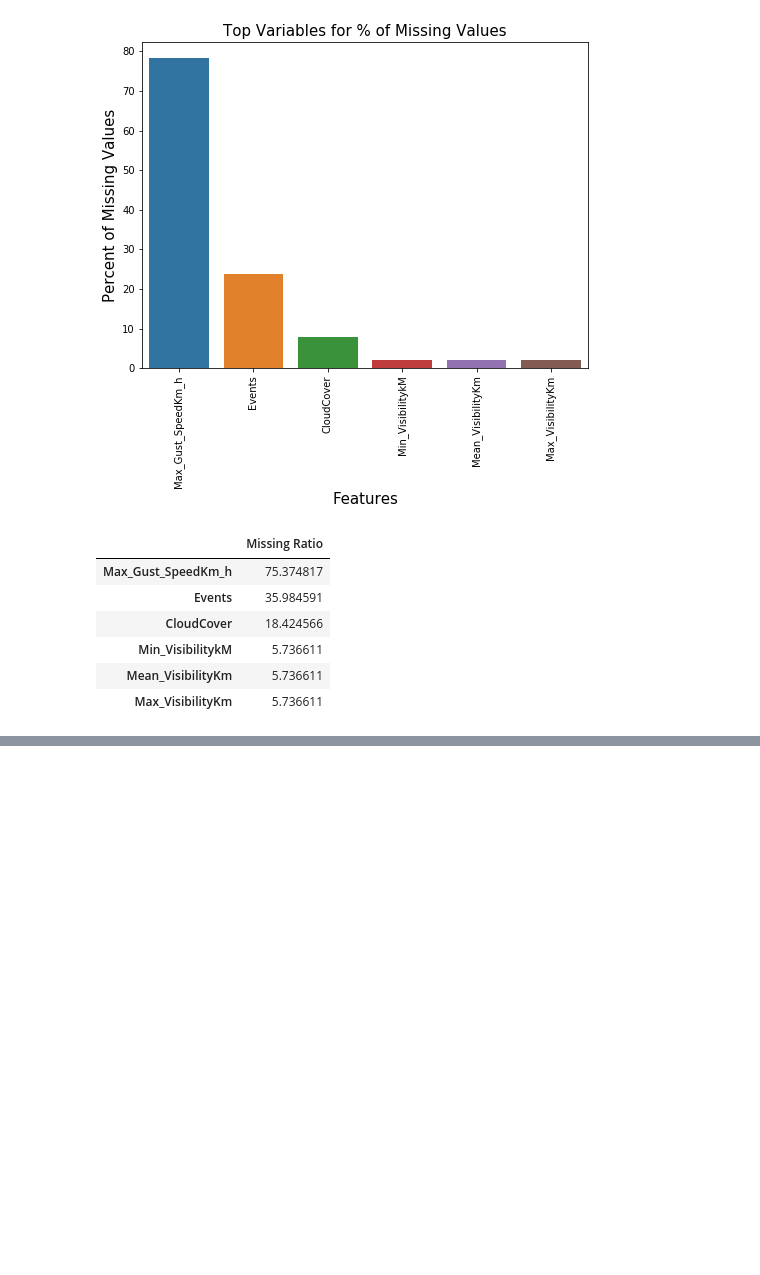
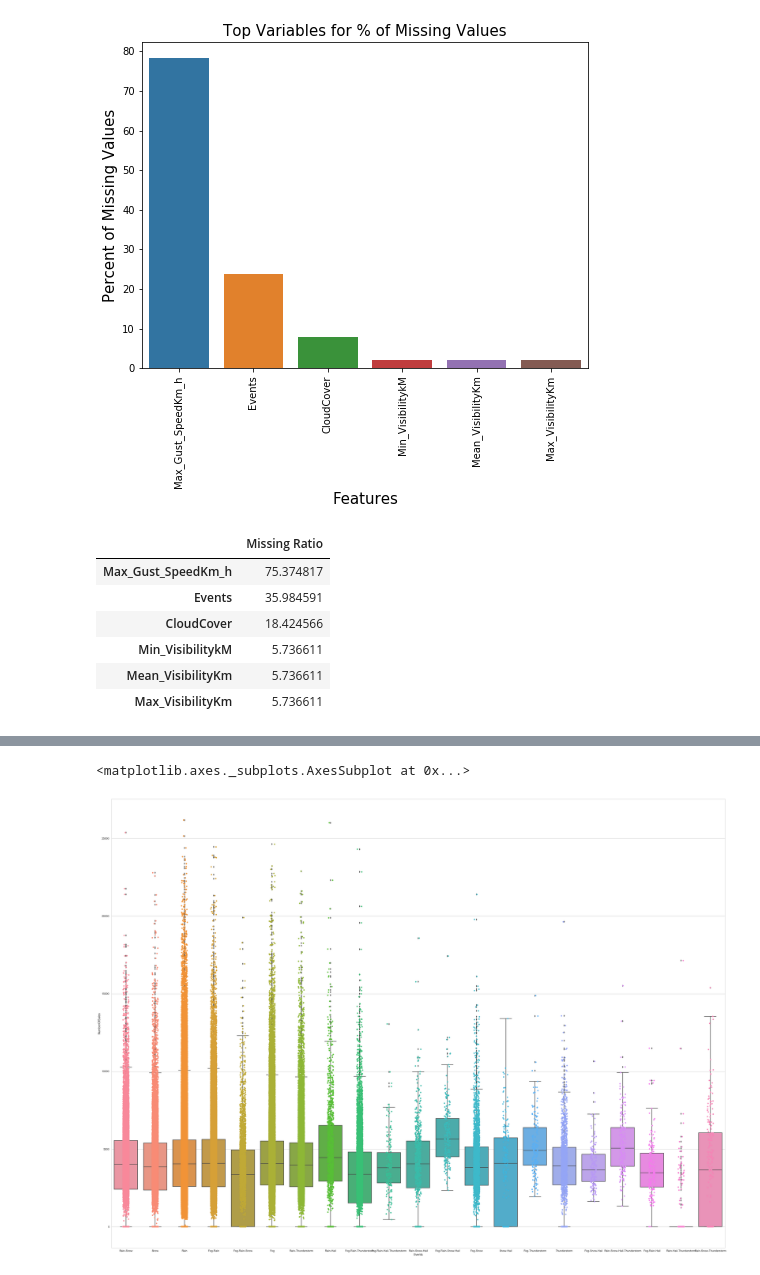
Before and after one commit to PietroMenchetti/DataMiningProject, a Jupyter notebook: Preprocessing.ipynb, the cells around one changed output, grey strips where cells are left out. Cells and saved outputs as stored; diff of their text form; code cells hidden in the pictures; blank space fills up the shorter version.

```diff
--- a/Preprocessing.ipynb
+++ b/Preprocessing.ipynb
@@ -147,0 +166,8 @@ Text(0.5,1,'Top Variables for % of Missing Values')
+# %%
+plt.figure(figsize=(40,30))
+sns.set_context("notebook", font_scale=0.0, rc={"lines.linewidth": 1})
+sns.boxplot(x="Events", y="NumberOfSales", data=train)
+sns.stripplot(x="Events", y="NumberOfSales", data=train,jitter=True)
+# %% [output]
+<matplotlib.axes._subplots.AxesSubplot at 0x...>
+[figure, added]
```
Also changed, not shown: parts of 11 cells of this notebook.
